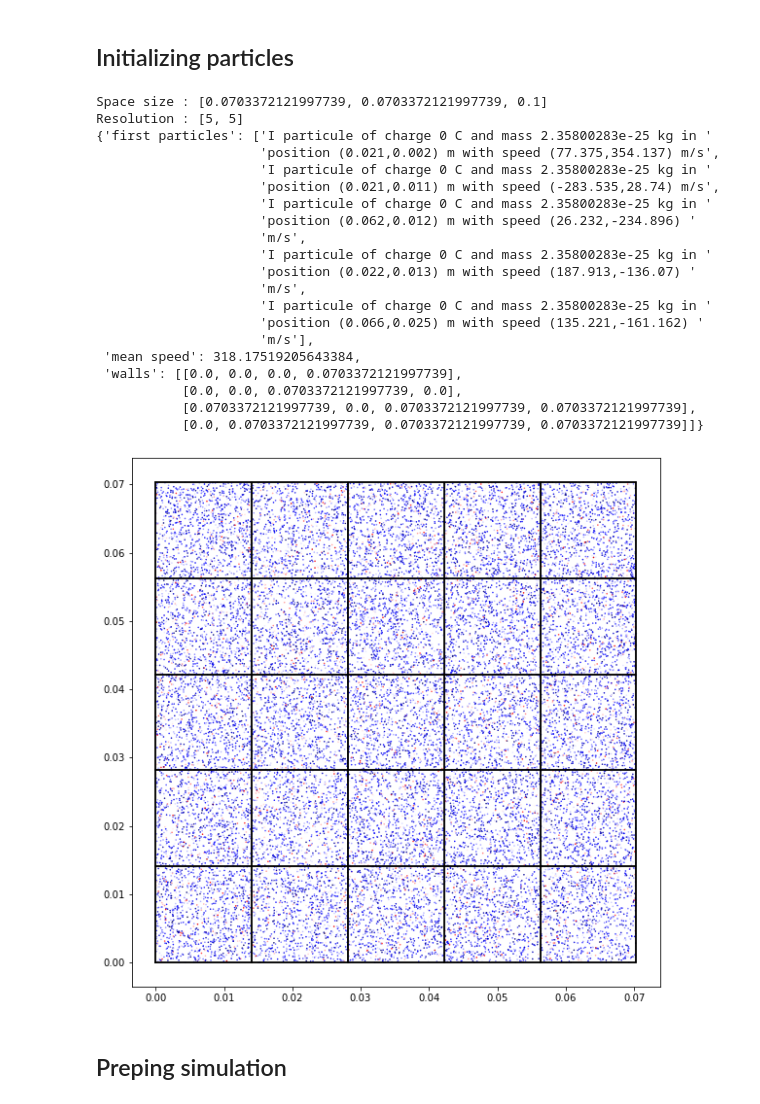
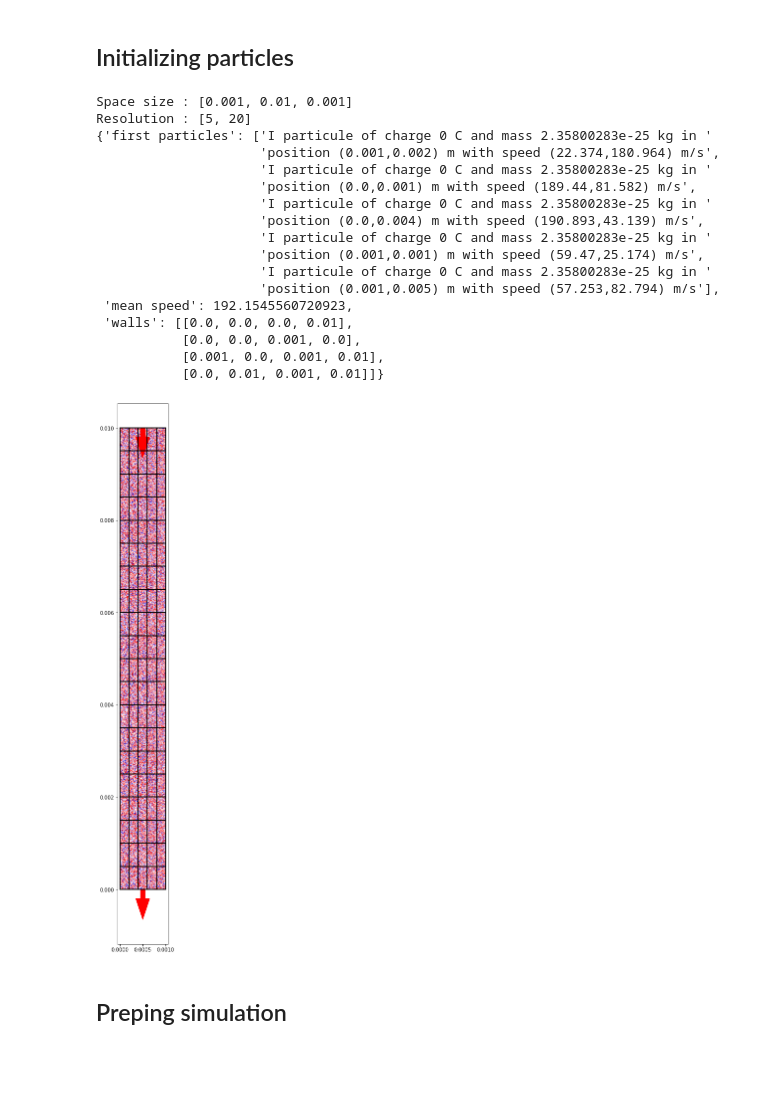
Before and after one commit to PaulCalot/neutralisation-faisceau-ions-negatifs-propulsion-satellite, a Jupyter notebook: main.ipynb, the cells around one changed output. Cells and saved outputs as stored; diff of their text form; code cells hidden in the pictures; blank space fills up the shorter version.

```diff
--- a/main.ipynb
+++ b/main.ipynb
@@ -15,7 +15,7 @@ debug = True
 # %%
 # defining paths to cfg
 main_cfg= 'cfg_files/main.cfg'
-system_cfg = 'cfg_files/square.cfg' # square thruster tube
+system_cfg = 'cfg_files/tube.cfg' # square thruster tube
 saving_cfg = 'cfg_files/saving.cfg'
 simulation_cfg = 'cfg_files/simulation.cfg'
 post_processing_cfg = 'cfg_files/post_processing.cfg'
@@ -89,47 +89,45 @@ elif(system_type=='thruster'):
 # %%
 lx, ly, lz = system.get_size()
 res_x, res_y = system.get_space_resolutions()
+#flux_in, flux_out =
 if(debug):
     print('Space size : {}'.format(system.get_size()))
     print('Resolution : {}'.format(system.get_space_resolutions()))
-list_particles, vmean_exp = init_particles_in_system(**options['main'], space_size = [lx,ly], space_resolution=[res_x, res_y], zone = zone, offsets = offset, verbose = False, debug = False)
+list_particles, vmean_exp = init_particles_in_system(**options['main'], space_size = [lx,ly], space_resolution=[res_x, res_y], flux = [], zone = zone, offsets = offset, verbose = False, debug = False)
 # adding particles to the grid
 for particle in list_particles:
     system.add(particle)
 
     # TODO : do as Lui said - don't save it this way. (its okay for now)
 if(system_type=='thruster'):
     system.set_sparsed_space()
     pprint("List of cases in the grid that are considered : {}".format(system.grid.sparsed_space_idx))
 if(debug):
     pprint({
         'mean speed':vmean_exp,
         'first particles':[part.to_string() for part in list_particles][:5],
         'walls':system.get_walls()
     })
 system.plot()
 # %% [output]
-Space size : [0.0703372121997739, 0.0703372121997739, 0.1]
-Resolution : [5, 5]
+Space size : [0.001, 0.01, 0.001]
+Resolution : [5, 20]
 {'first particles': ['I particule of charge 0 C and mass 2.35800283e-25 kg in '
-                     'position (0.021,0.002) m with speed (77.375,354.137) m/s',
+                     'position (0.001,0.002) m with speed (22.374,180.964) m/s',
                      'I particule of charge 0 C and mass 2.35800283e-25 kg in '
-                     'position (0.021,0.011) m with speed (-283.535,28.74) m/s',
+                     'position (0.0,0.001) m with speed (189.44,81.582) m/s',
                      'I particule of charge 0 C and mass 2.35800283e-25 kg in '
-                     'position (0.062,0.012) m with speed (26.232,-234.896) '
-                     'm/s',
+                     'position (0.0,0.004) m with speed (190.893,43.139) m/s',
                      'I particule of charge 0 C and mass 2.35800283e-25 kg in '
-                     'position (0.022,0.013) m with speed (187.913,-136.07) '
-                     'm/s',
+                     'position (0.001,0.001) m with speed (59.47,25.174) m/s',
                      'I particule of charge 0 C and mass 2.35800283e-25 kg in '
-                     'position (0.066,0.025) m with speed (135.221,-161.162) '
-                     'm/s'],
- 'mean speed': 318.17519205643384,
- 'walls': [[0.0, 0.0, 0.0, 0.0703372121997739],
-           [0.0, 0.0, 0.0703372121997739, 0.0],
-           [0.0703372121997739, 0.0, 0.0703372121997739, 0.0703372121997739],
-           [0.0, 0.0703372121997739, 0.0703372121997739, 0.0703372121997739]]}
+                     'position (0.001,0.005) m with speed (57.253,82.794) m/s'],
+ 'mean speed': 192.1545560720923,
+ 'walls': [[0.0, 0.0, 0.0, 0.01],
+           [0.0, 0.0, 0.001, 0.0],
+           [0.001, 0.0, 0.001, 0.01],
+           [0.0, 0.01, 0.001, 0.01]]}
-[figure, old version]
+[figure, new version]
 # %% [markdown]
 ## Preping simulation
 # %%
```
Also changed, not shown: parts of 5 cells of this notebook, 18 other files.
